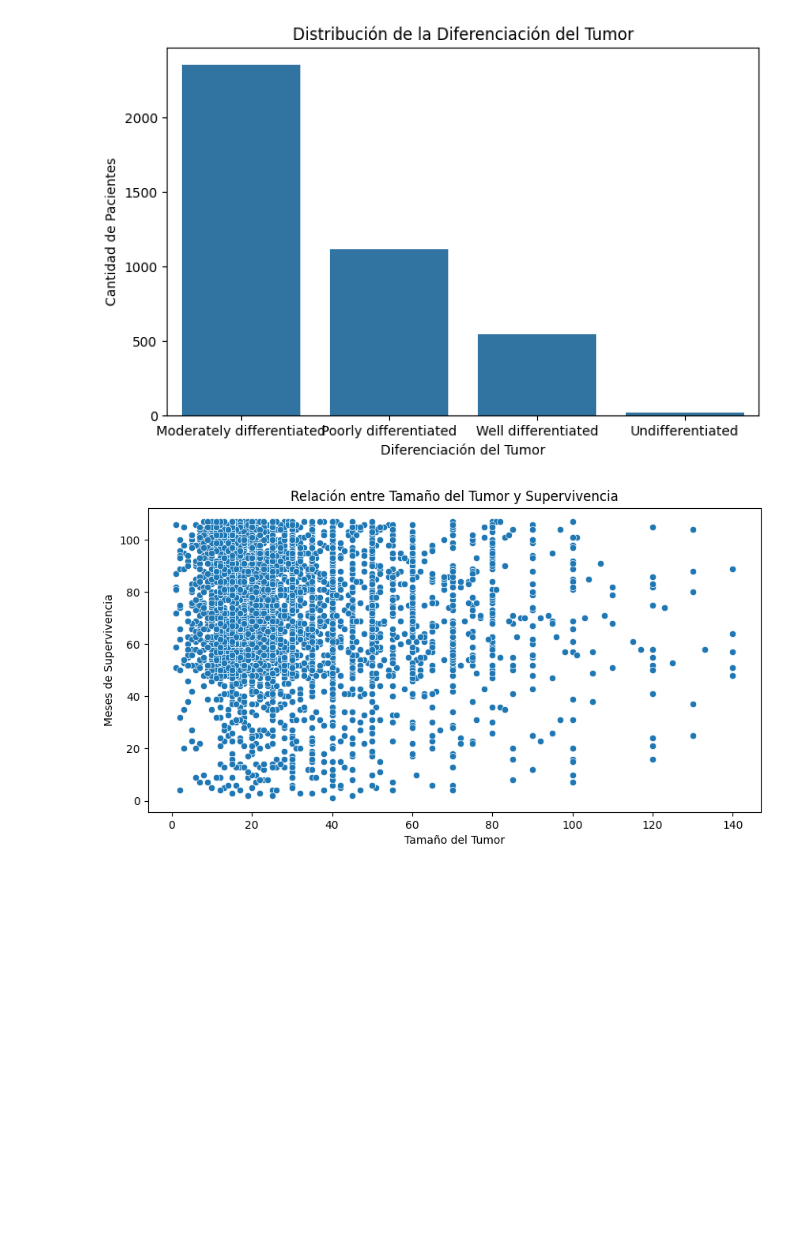
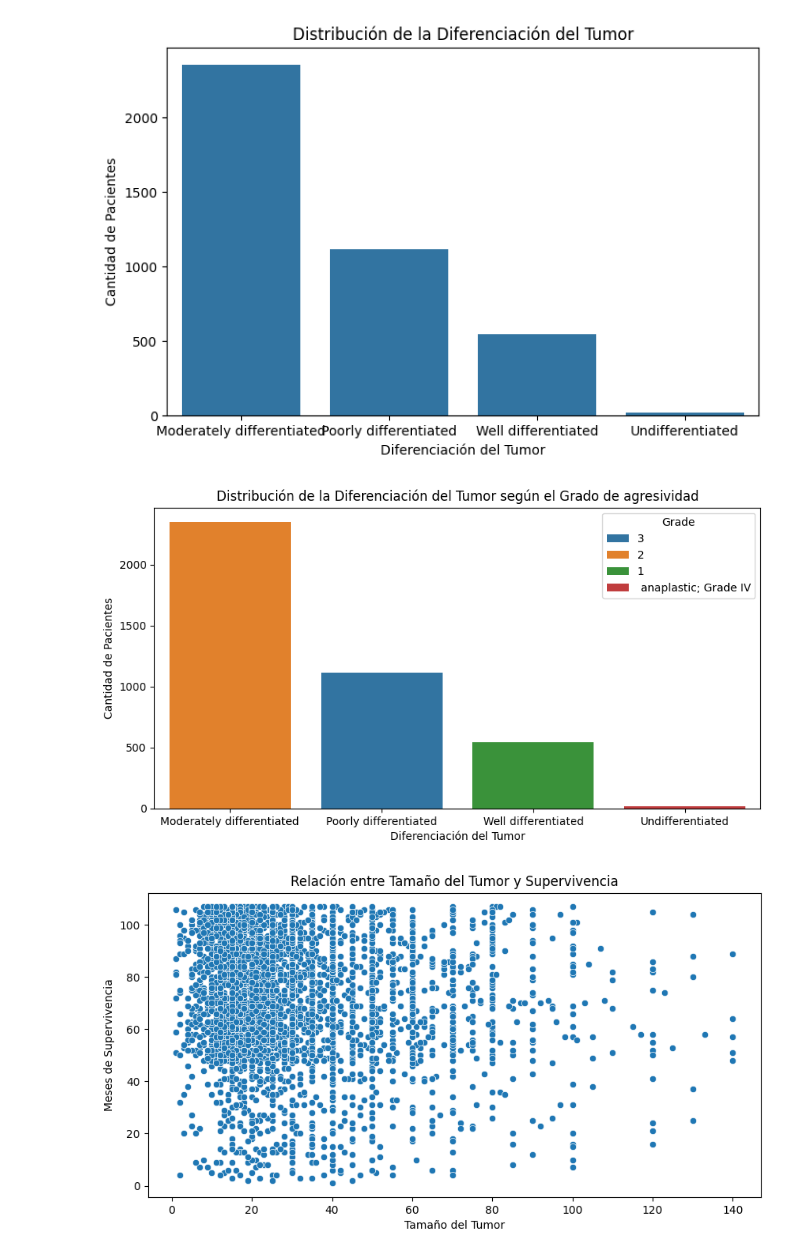
Before and after one commit to davidsc2024/cancer_dataset, a Jupyter notebook: breast_cancer.ipynb, the cells around one changed output. Saved outputs shown, nothing was run; the diff lists cells and outputs as text; code cells hidden in the pictures; blank space fills up the shorter version.

```diff
--- a/breast_cancer.ipynb
+++ b/breast_cancer.ipynb
@@ -83,6 +80,16 @@ plt.title("Distribución de la Diferenciación del Tumor")
 plt.show()
 # %% [output]
 [figure]
+# %%
+# Distribución de la Diferenciación del Tumor según el Grado
+plt.figure(figsize=(10, 5))
+sns.countplot(x="differentiate", hue="Grade", data=df, order=df["differentiate"].value_counts().index)
+plt.xlabel("Diferenciación del Tumor")
+plt.ylabel("Cantidad de Pacientes")
+plt.title("Distribución de la Diferenciación del Tumor según el Grado de agresividad")
+plt.show()
+# %% [output]
+[figure, added]
 # %%
 # Relación entre el Tamaño del Tumor y los Meses de Supervivencia
 plt.figure(figsize=(10, 5))
```
Also changed, not shown: parts of 7 cells of this notebook.
